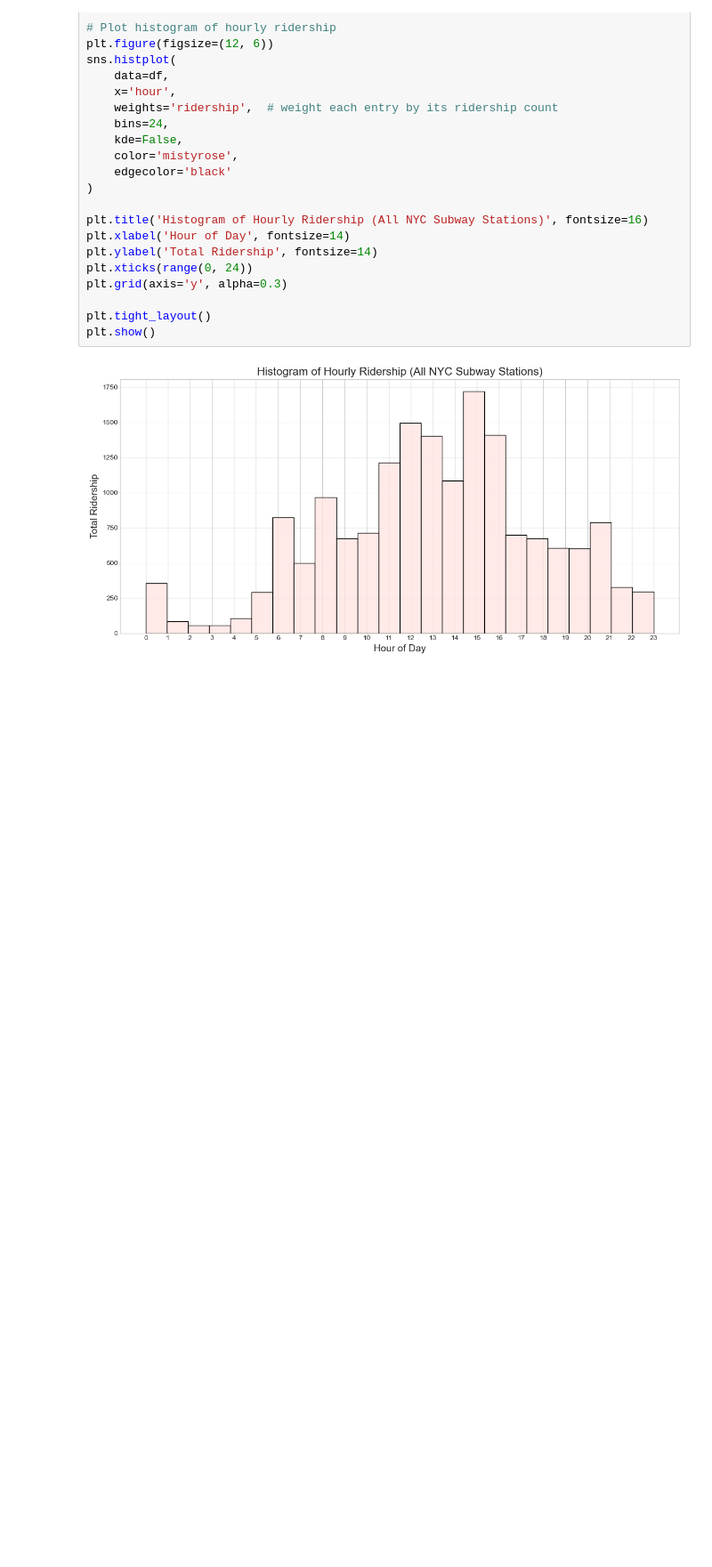
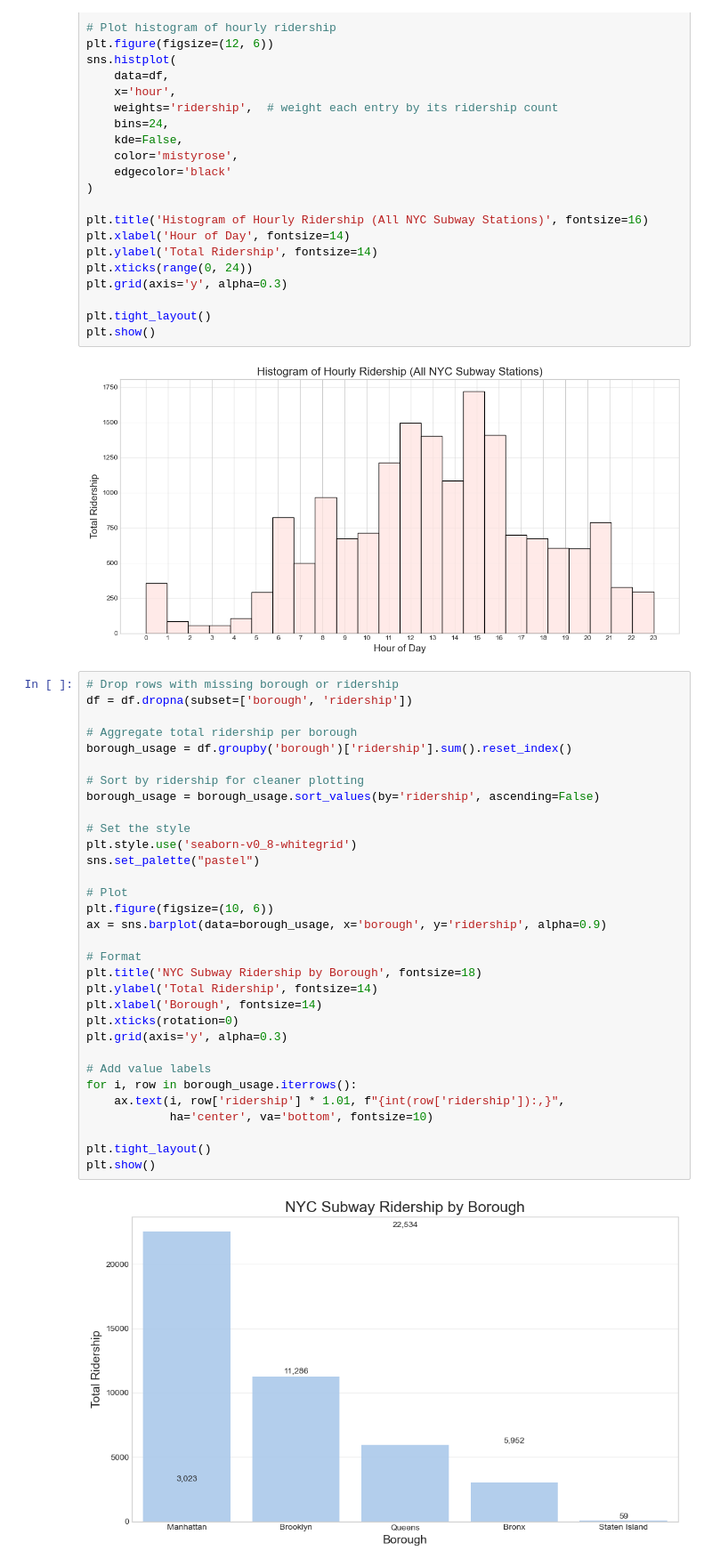
Before and after one commit to ClaraML96/ClaraML96.github.io, a Jupyter notebook: _scripts/data.ipynb, the cells around one changed output. Shown: that part at 89% size. Drawn from its saved outputs; the diff is of its cells as text; blank space fills up the shorter version.

Commit message:
Adding different kinds of plots including heatmap

```diff
--- a/_scripts/data.ipynb
+++ b/_scripts/data.ipynb
@@ -67,3 +69,37 @@ plt.tight_layout()
 plt.show()
 # %% [output]
 [figure]
+# %%
+# Drop rows with missing borough or ridership
+df = df.dropna(subset=['borough', 'ridership'])
+
+# Aggregate total ridership per borough
+borough_usage = df.groupby('borough')['ridership'].sum().reset_index()
+
+# Sort by ridership for cleaner plotting
+borough_usage = borough_usage.sort_values(by='ridership', ascending=False)
+
+# Set the style
+plt.style.use('seaborn-v0_8-whitegrid')
+sns.set_palette("pastel")
+
+# Plot
+plt.figure(figsize=(10, 6))
+ax = sns.barplot(data=borough_usage, x='borough', y='ridership', alpha=0.9)
+
+# Format
+plt.title('NYC Subway Ridership by Borough', fontsize=18)
+plt.ylabel('Total Ridership', fontsize=14)
+plt.xlabel('Borough', fontsize=14)
+plt.xticks(rotation=0)
+plt.grid(axis='y', alpha=0.3)
+
+# Add value labels
+for i, row in borough_usage.iterrows():
+    ax.text(i, row['ridership'] * 1.01, f"{int(row['ridership']):,}",
+            ha='center', va='bottom', fontsize=10)
+
+plt.tight_layout()
+plt.show()
+# %% [output]
+[figure, added]
```
Also changed, not shown: parts of 5 cells of this notebook.
